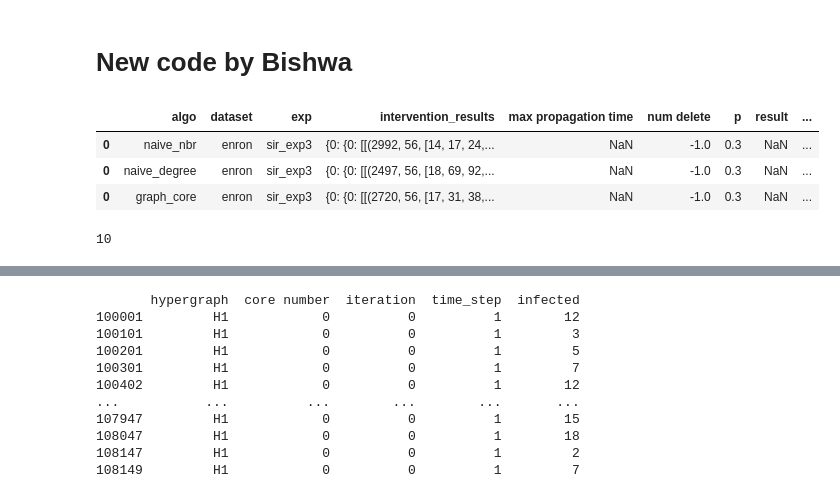
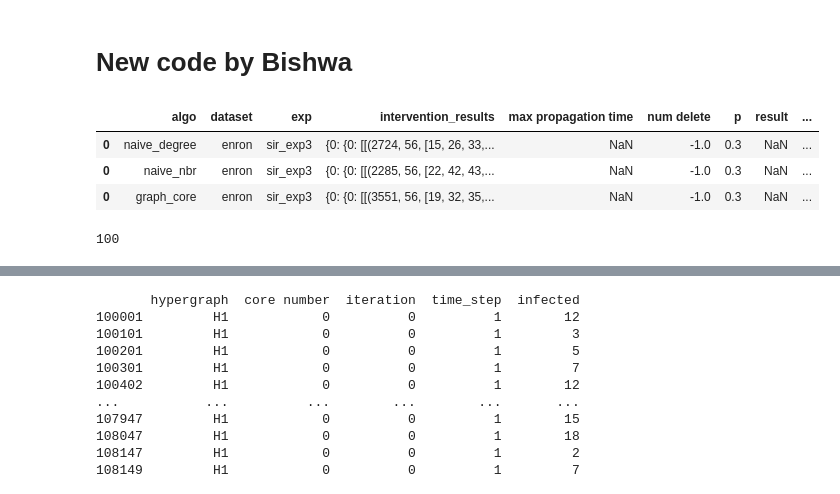
Before and after one commit to toggled/vldbsubmission, a Jupyter notebook: python_src/propagationPlots_bishwa.ipynb, the cells around one changed output, grey strips where cells are left out. Cells and saved outputs as stored; diff of their text form; code cells hidden in the pictures.

```diff
--- a/python_src/propagationPlots_bishwa.ipynb
+++ b/python_src/propagationPlots_bishwa.ipynb
@@ -746,33 +746,33 @@ labelsize = 20
 # %%
 dataset = "enron"
 src = '../output/'
 cols = ['algo', 'dataset', 'exp', 'intervention_results', 'max propagation time', 'num delete', 'p', 'result', 'timestep_results']
 # cols = ['dataset', 'p', 'algo', 'exp', 'result', 'timestep_results', 'intervention_results', 'num delete']
 # cols = ['dataset', 'p', 'algo', 'exp', 'result', 'timestep_results', 'intervention_results']
 
 df_nbr = pd.read_csv(
     src + "propagation_result_recursive_delinner_" + dataset + "_naive_nbr3.csv", header=None)
 df_nbr.columns = cols
 
 df_degree = pd.read_csv(
     src + "propagation_result_recursive_delinner_" + dataset + "_naive_degree3.csv", header=None)
 df_degree.columns = cols
 
 df_graph_core = pd.read_csv(
     src + "propagation_result_recursive_delinner_" + dataset + "_graph_core3.csv", header=None)
 df_graph_core.columns = cols
 
-df = pd.concat([df_nbr, df_degree, df_graph_core])
+df = pd.concat([df_degree, df_nbr, df_graph_core])
 df.head(n=10)
 # %% [output]
 |  | algo | dataset | exp | intervention_results | max propagation time | num delete | p | result | ... |
-| 0 | naive_nbr | enron | sir_exp3 | {0: {0: [[(2992, 56, [14, 17, 24,... | NaN | -1.0 | 0.3 | NaN | ... |
-| 0 | naive_degree | enron | sir_exp3 | {0: {0: [[(2497, 56, [18, 69, 92,... | NaN | -1.0 | 0.3 | NaN | ... |
-| 0 | graph_core | enron | sir_exp3 | {0: {0: [[(2720, 56, [17, 31, 38,... | NaN | -1.0 | 0.3 | NaN | ... |
+| 0 | naive_degree | enron | sir_exp3 | {0: {0: [[(2724, 56, [15, 26, 33,... | NaN | -1.0 | 0.3 | NaN | ... |
+| 0 | naive_nbr | enron | sir_exp3 | {0: {0: [[(2285, 56, [22, 42, 43,... | NaN | -1.0 | 0.3 | NaN | ... |
+| 0 | graph_core | enron | sir_exp3 | {0: {0: [[(3551, 56, [19, 32, 35,... | NaN | -1.0 | 0.3 | NaN | ... |
 # %%
-len(literal_eval(df['intervention_results'].iloc[0])[0][0])
+len(literal_eval(df['intervention_results'].iloc[0])[0][0][0])
 # %% [output]
-10
+100
 # %%
 for num_delete in df['num delete'].unique():
     sns.set(rc={'figure.figsize': (7, 5)})
```
Also changed, not shown: parts of 3 cells of this notebook, 3 other files.
